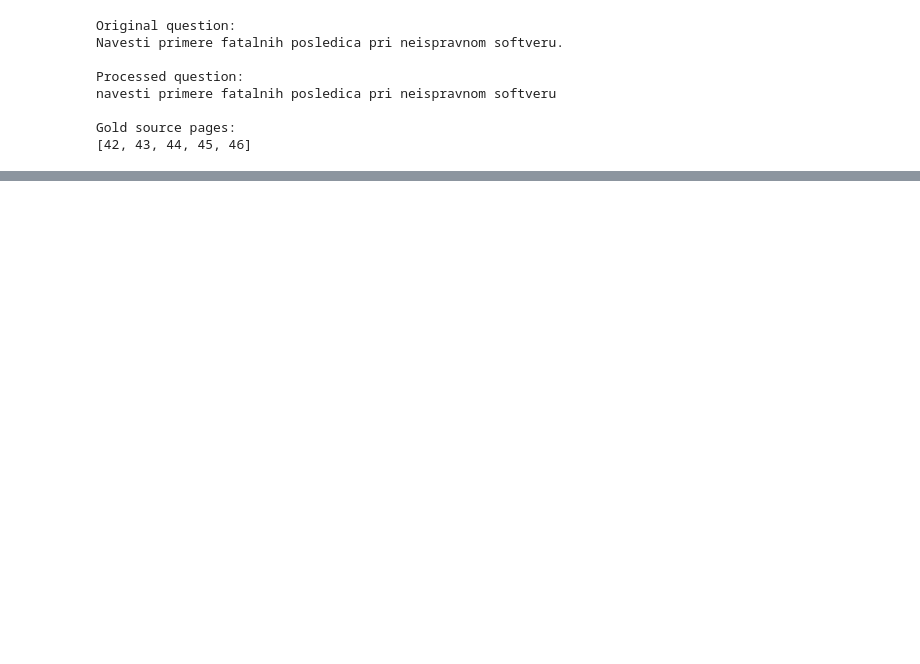
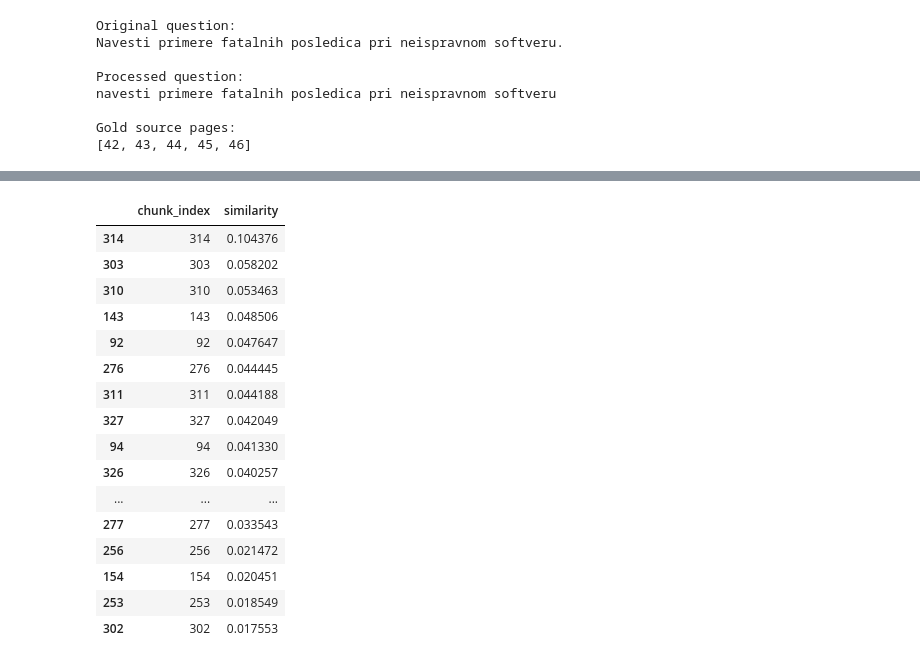
Before and after one commit to anjaanjaa10/Student-Question-Answering-from-Course-Materials, a Jupyter notebook: 04_tf_idf_retrieval.ipynb, the cells around one changed output, grey strips where cells are left out. Drawn from its saved outputs; the diff is of its cells as text; code cells hidden in the pictures; blank space fills up the shorter version.

```diff
--- a/04_tf_idf_retrieval.ipynb
+++ b/04_tf_idf_retrieval.ipynb
@@ -357,0 +480,41 @@ retrieved[
+# %%
+example = validation_data[0]
+
+question_vector = vectorizer.transform(
+    [example["lexical_question"]]
+)
+
+similarities = cosine_similarity(
+    question_vector,
+    tfidf_matrix
+).flatten()
+
+similarity_df = pd.DataFrame({
+    "chunk_index": range(len(similarities)),
+    "similarity": similarities
+}).sort_values(
+    "similarity",
+    ascending=False
+)
+
+top_similarity_df = similarity_df.head(20)
+
+top_similarity_df
+# %% [output]
+|  | chunk_index | similarity |
+| 314 | 314 | 0.104376 |
+| 303 | 303 | 0.058202 |
+| 310 | 310 | 0.053463 |
+| 143 | 143 | 0.048506 |
+| 92 | 92 | 0.047647 |
+| 276 | 276 | 0.044445 |
+| 311 | 311 | 0.044188 |
+| 327 | 327 | 0.042049 |
+| 94 | 94 | 0.041330 |
+| 326 | 326 | 0.040257 |
+| ... | ... | ... |
+| 277 | 277 | 0.033543 |
+| 256 | 256 | 0.021472 |
+| 154 | 154 | 0.020451 |
+| 253 | 253 | 0.018549 |
+| 302 | 302 | 0.017553 |
```
Also changed, not shown: parts of 23 cells of this notebook, 1 other file.
